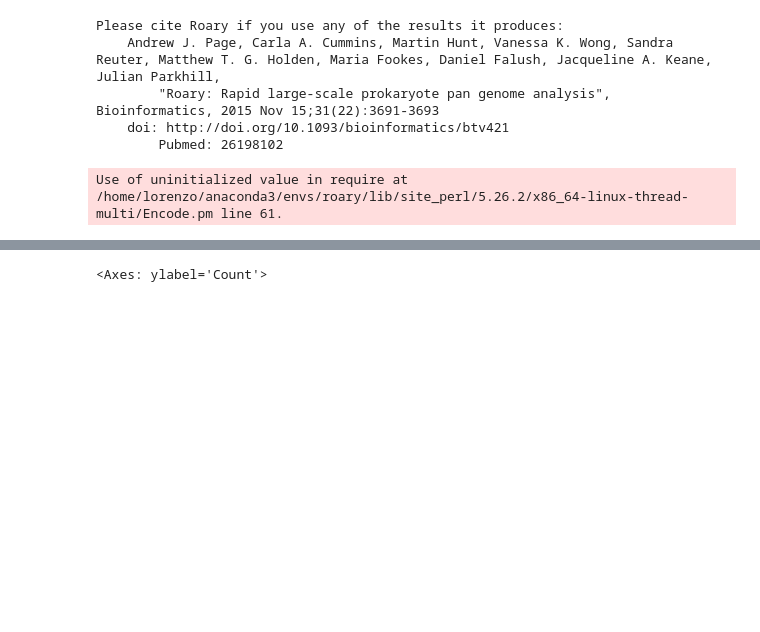
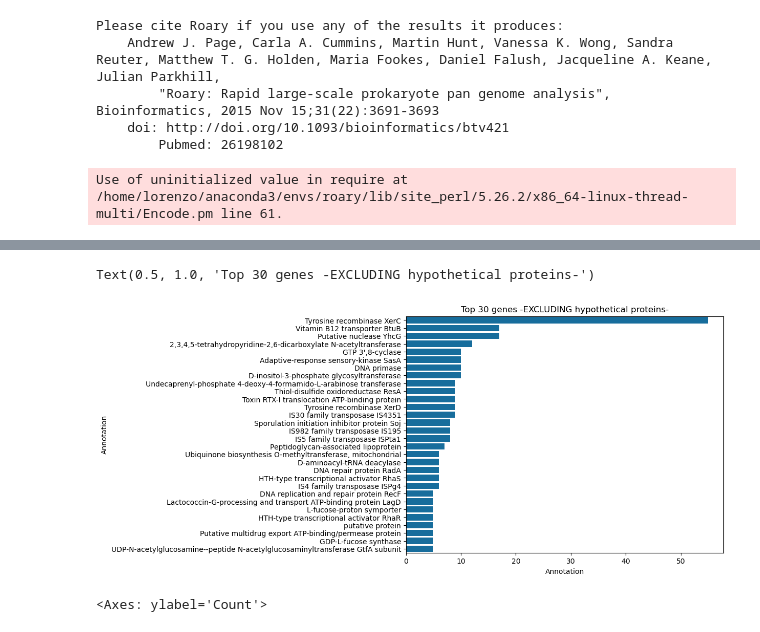
Before and after one commit to GentleHoney/Genomics_Project, a Jupyter notebook: proj_tmp.ipynb, the cells around one changed output, grey strips where cells are left out. Drawn from its saved outputs; the diff is of its cells as text; code cells hidden in the pictures; blank space fills up the shorter version.

```diff
--- a/proj_tmp.ipynb
+++ b/proj_tmp.ipynb
@@ -406,2 +461,10 @@ dtype: int64
+# %%
+
+fig,ax=plt.subplots(figsize=(8,6))
+sns.barplot(top_genes_excl_hyp.iloc[:30],y=top_genes_excl_hyp.iloc[:30].index,x='Annotation',orient='h',color=sns.color_palette('colorblind')[0],ax=ax)
+ax.set_title("Top 30 genes -EXCLUDING hypothetical proteins-")
+# %% [output]
+Text(0.5, 1.0, 'Top 30 genes -EXCLUDING hypothetical proteins-')
+[figure, added]
 # %%
 roary_sorted=roary_matrix.sum(axis=1).sort_values(ascending=False)
```
Also changed, not shown: parts of 9 cells of this notebook, 2 other files.
